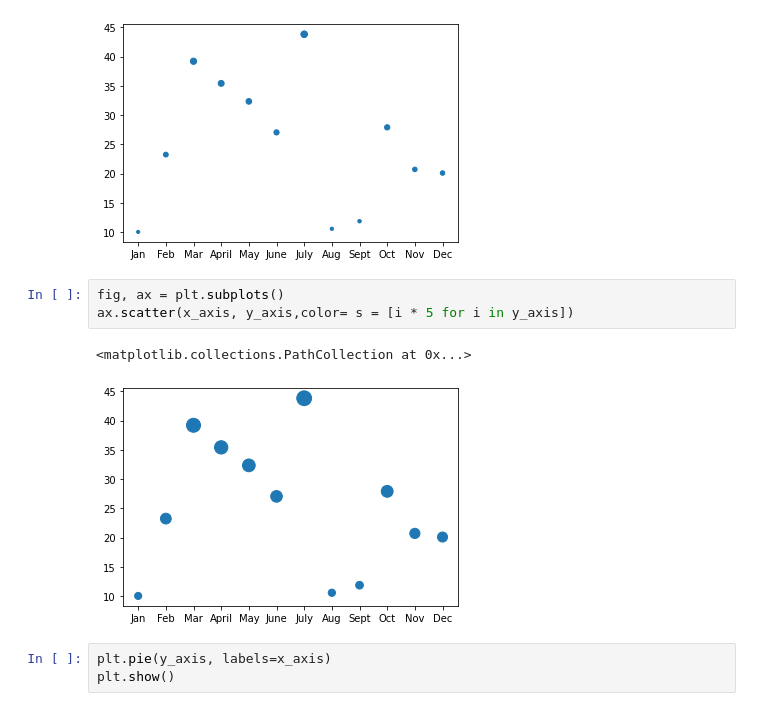
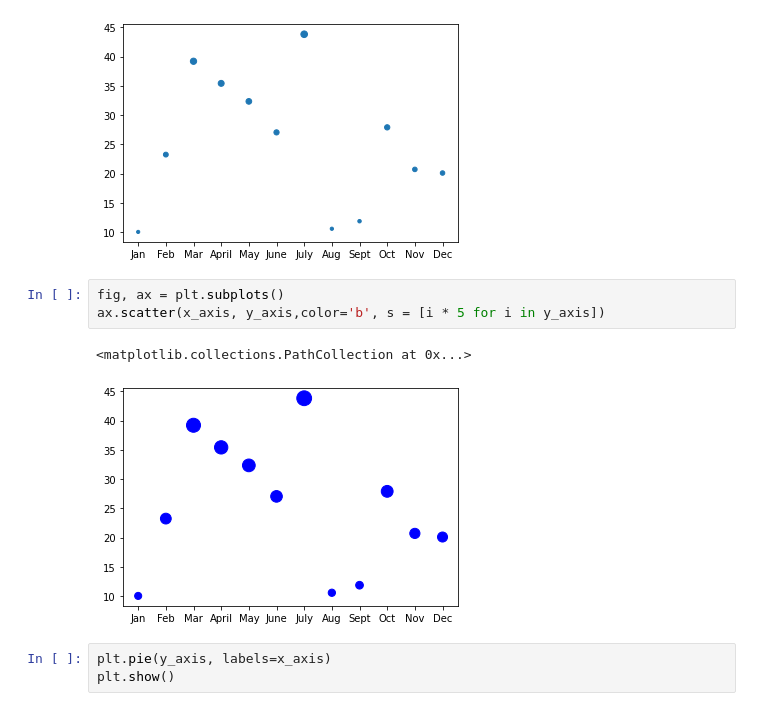
Before and after one commit to vishaldeo/PyBer_Analysis, a Jupyter notebook: matplotlib_practice.ipynb, the cells around one changed output. Cells and saved outputs as stored; diff of their text form.

```diff
--- a/matplotlib_practice.ipynb
+++ b/matplotlib_practice.ipynb
@@ -202,10 +203,10 @@ ax.scatter(x_axis, y_axis, s=y_axis)
 [figure]
 # %%
 fig, ax = plt.subplots()
-ax.scatter(x_axis, y_axis,color= s = [i * 5 for i in y_axis])
+ax.scatter(x_axis, y_axis,color='b', s = [i * 5 for i in y_axis])
 # %% [output]
 <matplotlib.collections.PathCollection at 0x...>
-[figure, old version]
+[figure, new version]
 # %%
 plt.pie(y_axis, labels=x_axis)
 plt.show()
```
Also changed, not shown: parts of 10 cells of this notebook, 4 other files.
